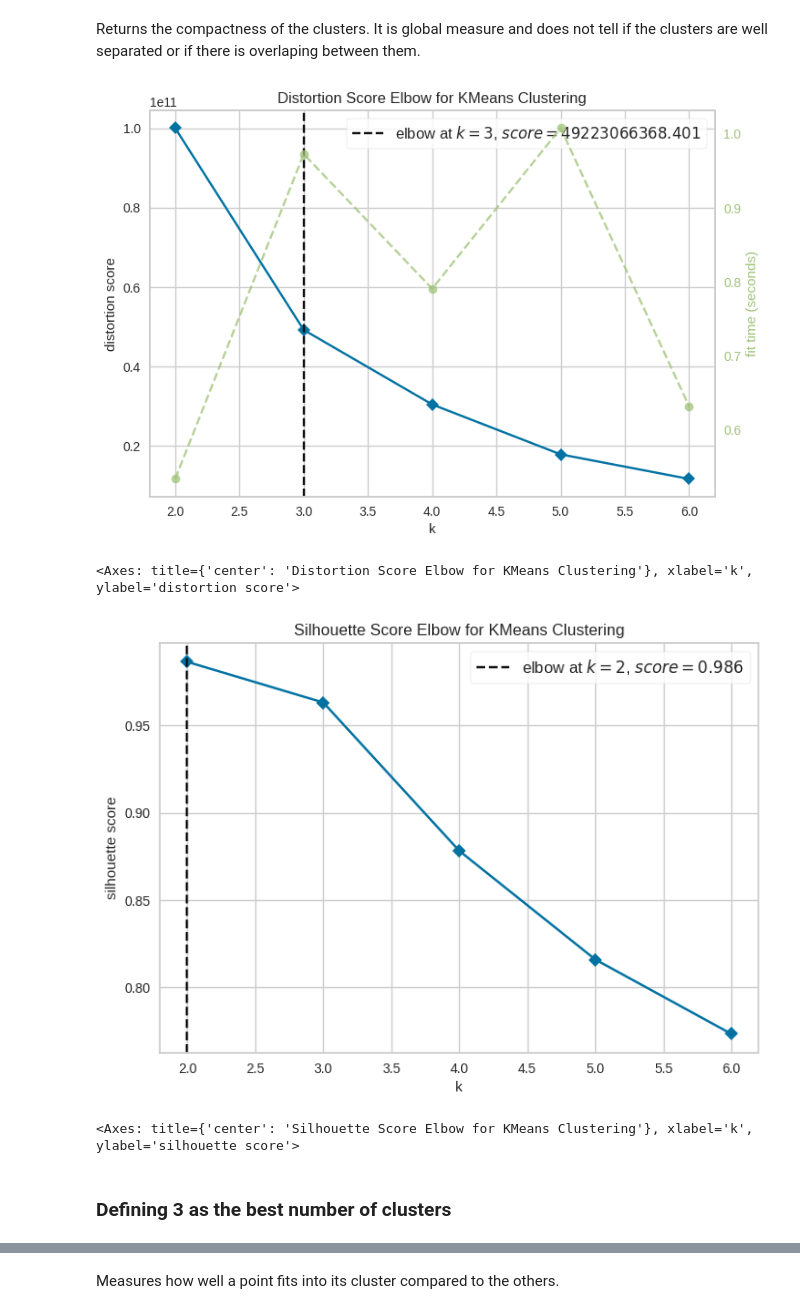
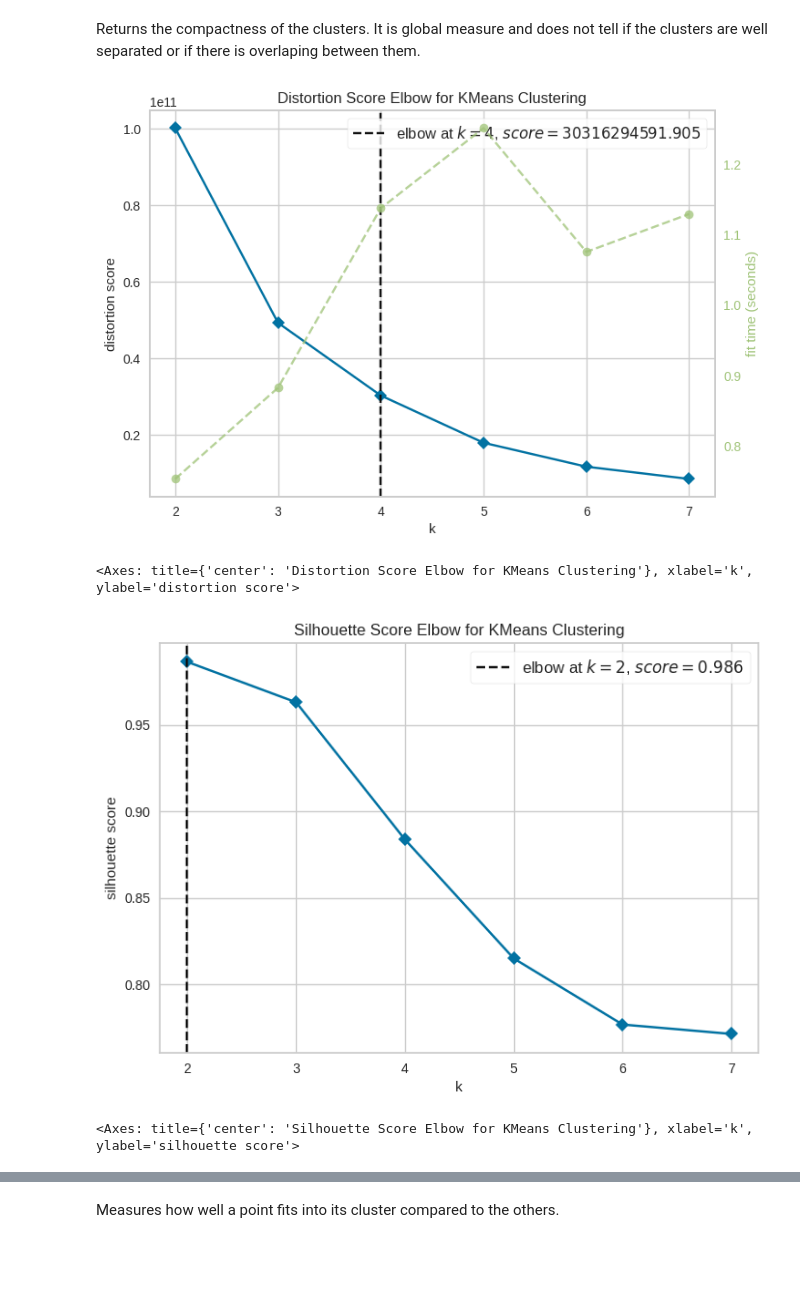
Before and after one commit to ezequielpf/insiders_clustering, a Jupyter notebook: notebooks/insiders_clustering.ipynb, the cells around one changed output, grey strips where cells are left out. Saved outputs shown, nothing was run; the diff lists cells and outputs as text; code cells hidden in the pictures; blank space fills up the shorter version.

```diff
--- a/notebooks/insiders_clustering.ipynb
+++ b/notebooks/insiders_clustering.ipynb
@@ -252,6 +251,6 @@ save_interim(dataframe=df_ref, file_name='df_ref.csv')
 # %%
 df_ref = load_interim(file_name='df_ref.csv.zip')
 # %%
-df7 = df_ref.drop(columns=['customer_id'])
+df7 = df_ref.drop(columns=['customer_id', 'invoice_date'])
 df7.head()
 # %% [output]
@@ -266,21 +265,19 @@ df7.head()
 # %% [markdown]
 Returns the compactness of the clusters. It is global measure and does not tell if the clusters are well separated or if there is overlaping between them.
 # %%
-clusters = [2, 3, 4, 5, 6]
+clusters = [2, 3, 4, 5, 6, 7]
 model = KMeans(n_init=10)
 elbow = KElbowVisualizer(estimator=model, k=clusters)
 elbow.fit(df7)
 elbow.show()
 # %% [output]
-[figure, old version]
+[figure, new version]
 <Axes: title={'center': 'Distortion Score Elbow for KMeans Clustering'}, xlabel='k', ylabel='distortion score'>
 # %%
 S = KElbowVisualizer(estimator=model, k=clusters, metric='silhouette', timings=False)
 S.fit(df7)
 S.show()
 # %% [output]
-[figure, old version]
+[figure, new version]
 <Axes: title={'center': 'Silhouette Score Elbow for KMeans Clustering'}, xlabel='k', ylabel='silhouette score'>
-# %% [markdown]
-### Defining 3 as the best number of clusters
 # %% [markdown]
```
Also changed, not shown: parts of 30 cells of this notebook, 3 other files.
